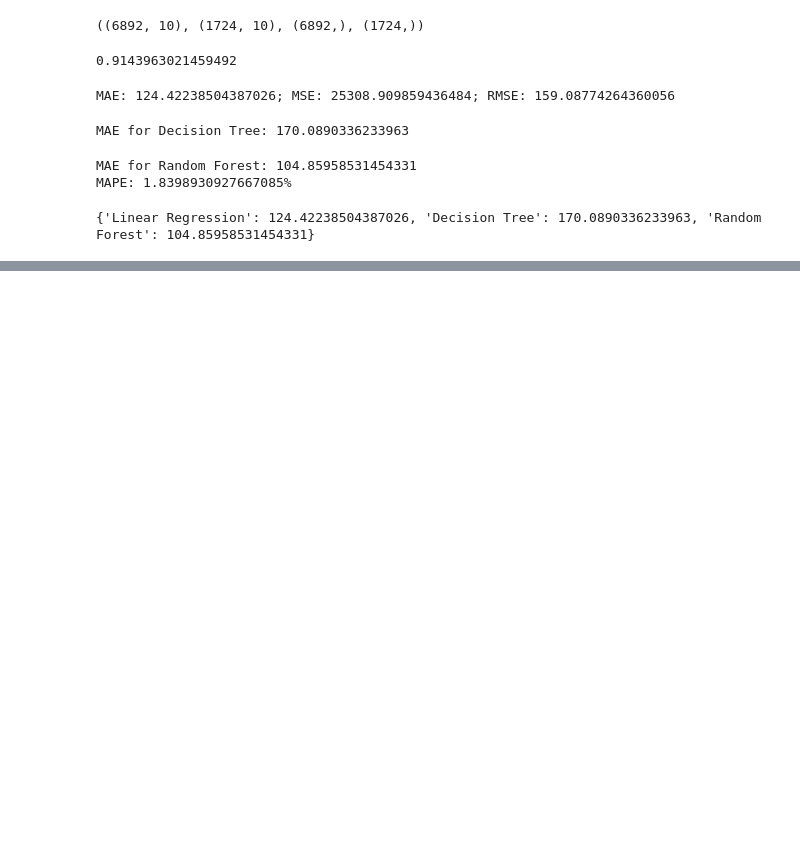
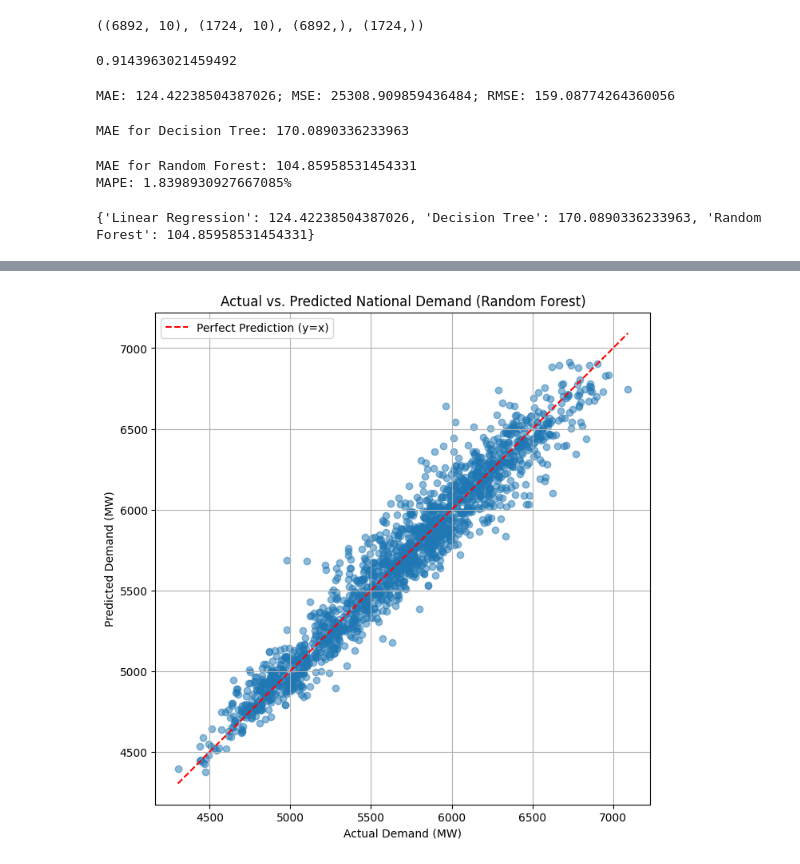
Before and after one commit to Khalmade/energy_demand_forecasting, a Jupyter notebook: notebooks/demand_forecasting.ipynb, the cells around one changed output, grey strips where cells are left out. Saved outputs shown, nothing was run; the diff lists cells and outputs as text; code cells hidden in the pictures; blank space fills up the shorter version.

```diff
--- a/notebooks/demand_forecasting.ipynb
+++ b/notebooks/demand_forecasting.ipynb
@@ -378,0 +342,23 @@ To https://github.com/Khalmade/energy_demand_forecasting.git
+# %%
+#Scatter plot of Random Forest Accuracy vs True Values
+
+
+plt.figure(figsize=(8, 8))
+plt.scatter(y_test, y_rf_pred, alpha=0.5)
+
+
+min_val = min(y_test.min(), y_rf_pred.min())
+max_val = max(y_test.max(), y_rf_pred.max())
+plt.plot([min_val, max_val], [min_val, max_val], color='red', linestyle='--', label='Perfect Prediction (y=x)')
+
+
+plt.title('Actual vs. Predicted National Demand (Random Forest)')
+plt.xlabel('Actual Demand (MW)')
+plt.ylabel('Predicted Demand (MW)')
+plt.legend()
+plt.grid(True)
+plt.axis('equal')
+
+plt.show()
+# %% [output]
+[figure, added]
```
Also changed, not shown: parts of 7 cells of this notebook, 5 other files.
